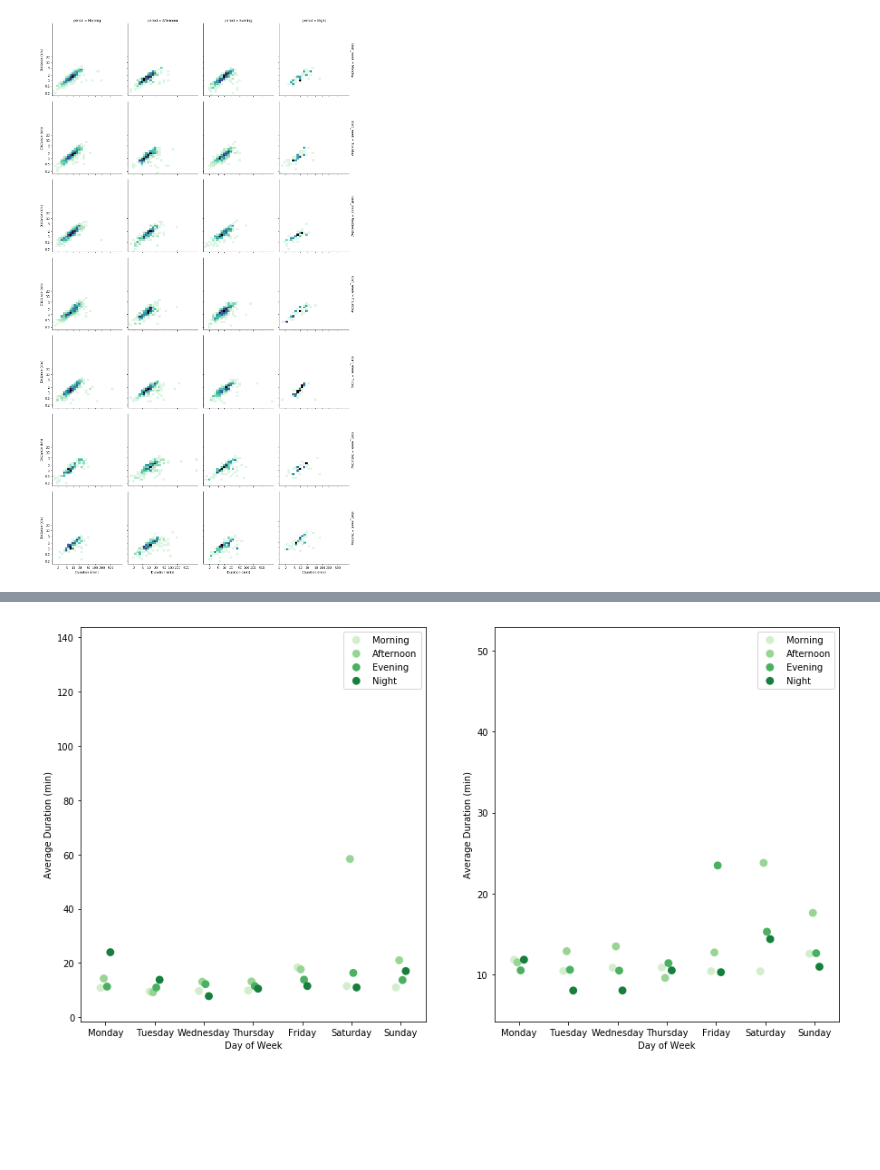
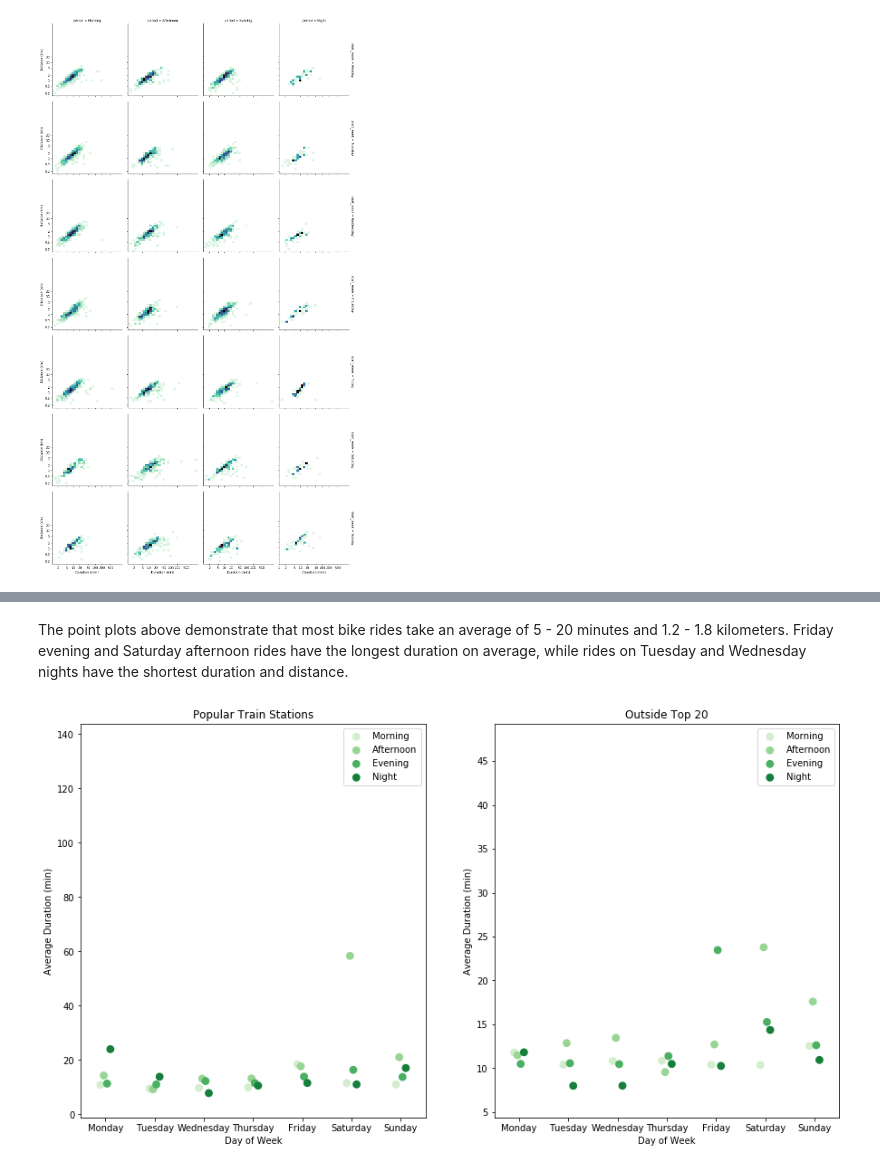
Before and after one commit to sclkan/Lyft-Analysis, a Jupyter notebook: lyft_baywheels_analysis.ipynb, the cells around one changed output, grey strips where cells are left out. Saved outputs shown, nothing was run; the diff lists cells and outputs as text; code cells hidden in the pictures; blank space fills up the shorter version.

```diff
--- a/lyft_baywheels_analysis.ipynb
+++ b/lyft_baywheels_analysis.ipynb
@@ -654,3 +664,5 @@ ax[1].legend(loc=1);
+# %% [markdown]
+The point plots above demonstrate that most bike rides take an average of 5 - 20 minutes and 1.2 - 1.8 kilometers.  Friday evening and Saturday afternoon rides have the longest duration on average, while rides on Tuesday and Wednesday nights have the shortest duration and distance.
 # %%
 #Divide dataset into sub categories (top 20 stations vs others) for further analysis
 
@@ -661,16 +673,19 @@ df_samp_rest = df_samp[~df_samp['start_station_id'].isin(popular)] #others
 # %%
 fig, ax = plt.subplots(1,2,figsize=[15,8])
 
 sb.pointplot(data=df_samp_popular, x='start_week', y='duration_min', hue='period', dodge=0.2, palette='Greens', ax=ax[0], linestyles='', errwidth= 0)
 sb.pointplot(data=df_samp_rest, x='start_week', y='duration_min', hue='period', dodge=0.2, palette='Greens', ax=ax[1], linestyles='',errwidth= 0)
 
 ax[0].set_ylabel('Average Duration (min)')
 ax[1].set_ylabel('Average Duration (min)')
 
 ax[0].set_xlabel('Day of Week')
 ax[1].set_xlabel('Day of Week')
 
+ax[0].set_title('Popular Train Stations')
+ax[1].set_title('Outside Top 20')
+
 ax[0].legend(loc=1)
 ax[1].legend(loc=1);
 # %% [output]
-[figure, old version]
+[figure, new version]
```
Also changed, not shown: parts of 13 cells of this notebook.
